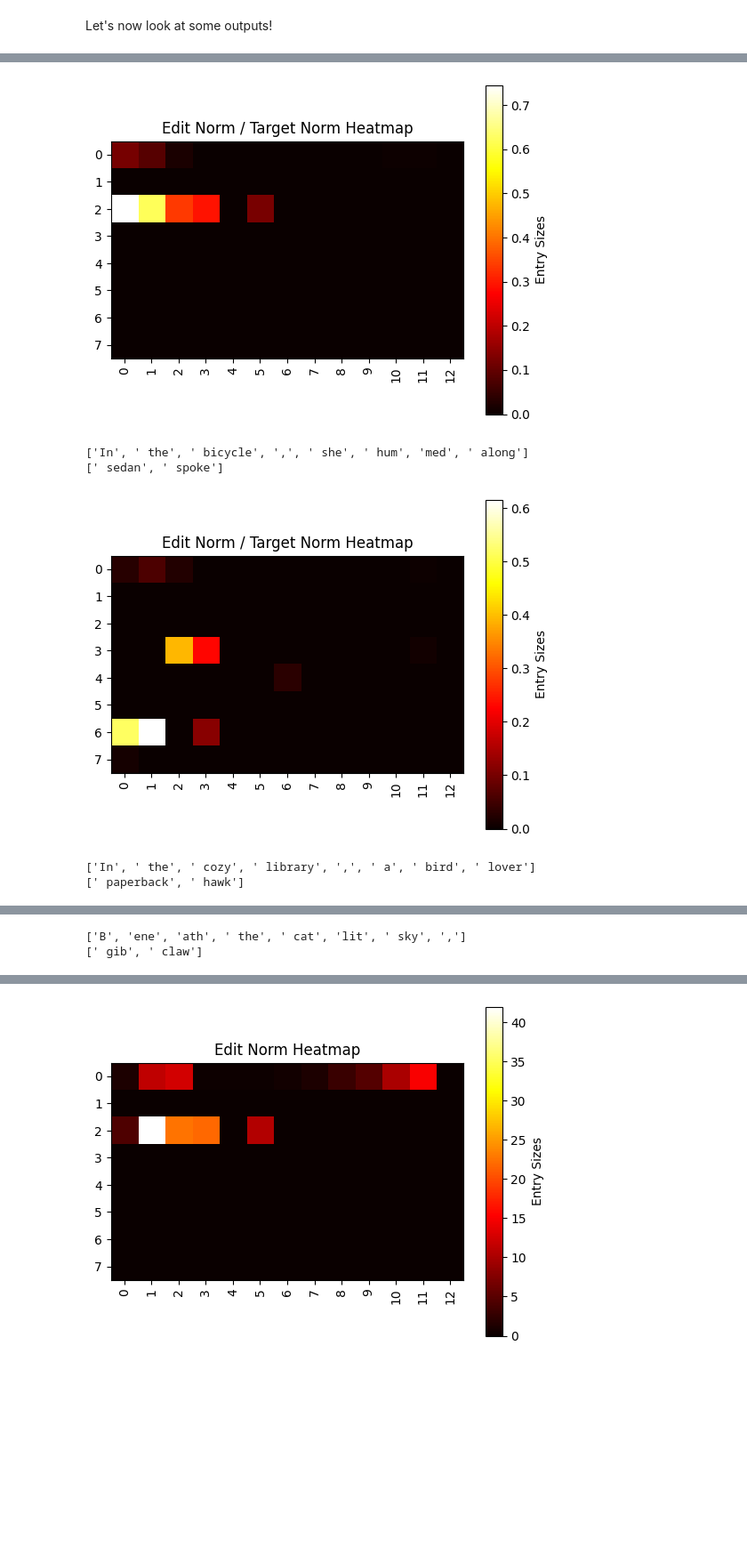
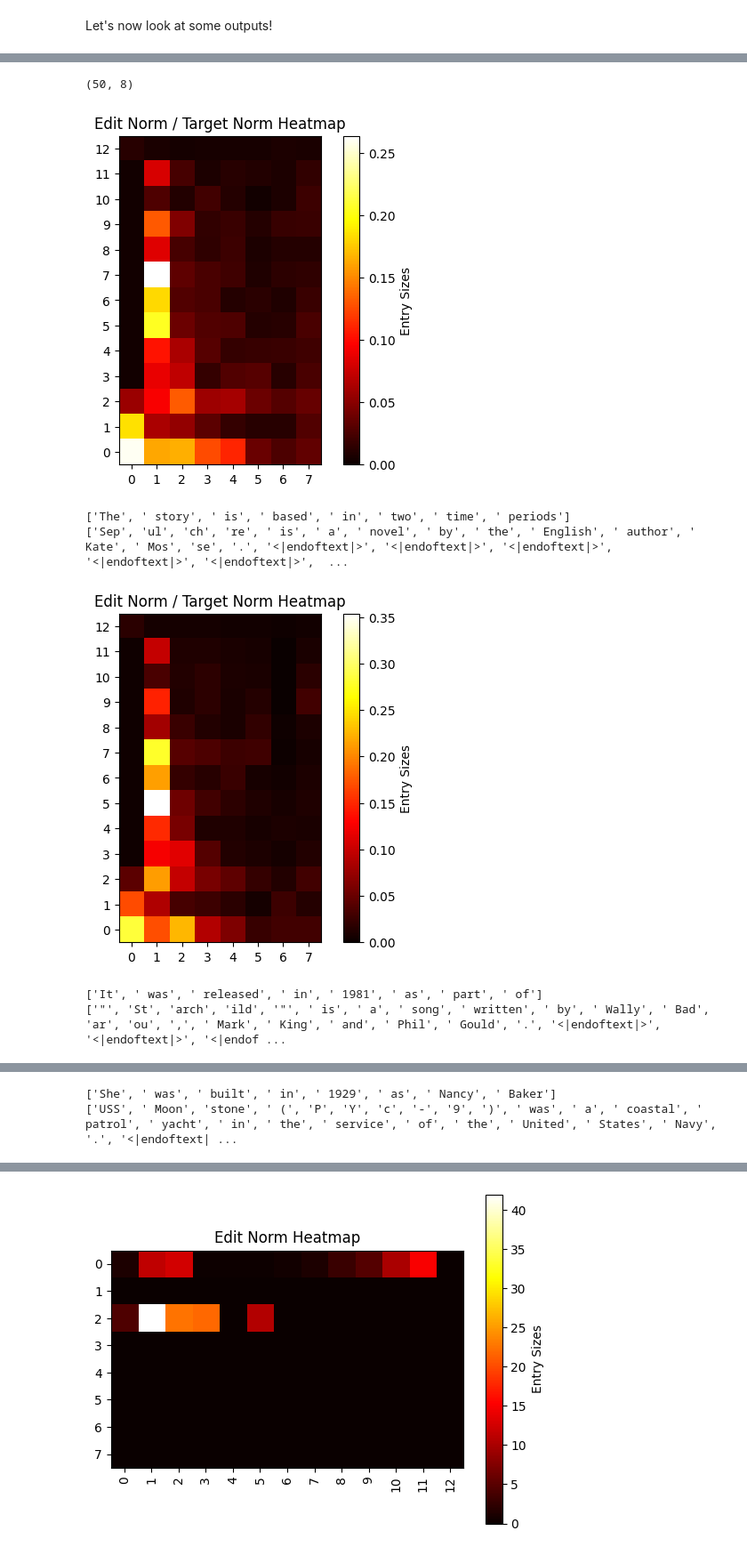
Before and after one commit to Confirm-Solutions/share, a Jupyter notebook: hypernetworks/editing_wikipedia_sentences.ipynb, the cells around one changed output, grey strips where cells are left out. Shown at 89% size. Saved outputs shown, nothing was run; the diff lists cells and outputs as text; code cells hidden in the pictures; blank space fills up the shorter version.

Commit message:
inspected a model!

```diff
--- a/hypernetworks/editing_wikipedia_sentences.ipynb
+++ b/hypernetworks/editing_wikipedia_sentences.ipynb
@@ -8,9 +10,9 @@ Then, we do our processing here
 # %%
-stopping_index=8 #4090 or A6000
+stopping_index=8
 num_editing_heads = 768*2 #more seems to be better for this #per sid's suggestion: can add more heads in every layer. This is probably a really great suggestion
 editor_channel_width = 768 * 2
 max_grad_clip = 4.0
-chop_layer = 6
+chop_layer = 8
 lr = 4e-4
 edit_dampening_factor=1e-4
 # %% [markdown]
@@ -1069,0 +1074,10 @@ Let's now look at some outputs!
+# %%
+hypernetwork = EditorHypernetwork(
+    edit_dampening_factor = edit_dampening_factor, #1/10000,
+    use_layerwise_embeddings=False,
+    num_editing_heads=num_editing_heads,
+    edit_channel_width=editor_channel_width,
+    chop_editor_at_layer=chop_layer, #currently set to 6 for current 8840.pt checkpoint
+)
+state_dict = torch.load("checkpoint_epoch_0_batch_8840.pt")
+hypernetwork.load_state_dict(state_dict)
@@ -1107,7 +1129,7 @@ temp2
 result= hypernetwork.forward(
     editor_input_ids=temp["tokenized_first_sentence"],
     target_input_ids=temp["tokenized_next_50_tokens"],
-    stop_editing_index=stop_editing_index,
+    stop_editing_index=stopping_index,
     output_target_hidden_states=True,
     output_edited_hidden_states=True,
     output_edit_vectors=True,
@@ -1121,3 +1143,9 @@ predicted_strings = [tokenizer.decode(pred) for pred in predicted_ids]
 #Compute the most likely tokens from running gpt2 on the target_input_ids
 gpt2_result = model(temp["tokenized_next_50_tokens"].cuda())
 gpt2_predicted_ids = [torch.argmax(pred, dim=-1) for pred in gpt2_result["logits"]]
+
+#add in also a gpt2 which has access to the first string
+gpt2_full_result = model(concat_and_pad(temp["tokenized_first_sentence"],temp["tokenized_next_50_tokens"]).cuda())
+gpt2_full_predicted_ids = [torch.argmax(pred, dim=-1) for pred in gpt2_full_result["logits"]]
+
+#Note: thee is a possible "cheating" thing here, but it's not really being "trained to cheat" per se
@@ -1189,3 +1203,7 @@ torch.Size([130, 32, 104])
+# %%
+edit_tensor_norm.shape
+# %% [output]
+(50, 8)
 # %%
 #This block calculates edit norm relative to the size of the current activations
 import matplotlib.pyplot as plt
@@ -1195,44 +1213,45 @@ for batch_index in range(min(20,len(batch["tokenized_next_50_tokens"]))):
     #The tensor norm comes in an 8x13 matrix
     edit_tensor = result["edit_vectors"][batch_index].to("cpu")
     edit_tensor[:8,:, :] = edit_tensor[:8,:,:]/result["target_hidden_states"][batch_index].norm(dim=2, keepdim=True) .to("cpu")
-    edit_tensor_norm = edit_tensor.norm(dim=2)
+    edit_tensor_norm = edit_tensor.norm(dim=2).flip(1)
 
     # is this any better??
     # attention_matrix = result['editor_attention'][batch_index].reshape(104).to("cpu").reshape(13,8).permute(1,0)
 
     # Detach and convert to numpy
     edit_tensor_norm = edit_tensor_norm.detach().numpy()[0:stopping_index, :]
 
     # Create the heatmap
     fig, ax = plt.subplots()
-    heatmap = ax.imshow(edit_tensor_norm, cmap="hot")
+    heatmap = ax.imshow(edit_tensor_norm.transpose(), cmap="hot")
 
     # Color the heatmap according to the entry sizes
     heatmap.set_clim(vmin=np.min(0), vmax=np.max(edit_tensor_norm))
     cbar = plt.colorbar(heatmap)
     cbar.set_label("Entry Sizes")
 
     # Add labels to the x and y axes
-    ax.set_xticks(np.arange(13))
-    ax.set_yticks(np.arange(8))
-    ax.set_xticklabels(np.arange(13))
-    ax.set_yticklabels(np.arange(8))
+    ax.set_yticks(np.arange(13))
+    ax.set_xticks(np.arange(8))
+    #ax.set_yticklabels(np.arange(13))
+    ax.set_yticklabels(np.arange(12,-1,-1))
+    ax.set_xticklabels(np.arange(8))
 
     # Rotate the x-axis labels
-    plt.xticks(rotation=90)
+    #plt.xticks(rotation=90)
 
     # Add a title
     plt.title("Edit Norm / Target Norm Heatmap")
 
     # Show the plot
     plt.show()
 
     print(tokenizer.batch_decode(batch["tokenized_next_50_tokens"][batch_index][0:8]))
     print(tokenizer.batch_decode(batch["tokenized_first_sentence"][batch_index]))
 # %% [output]
-[figure, old version]
+[figure, new version]
-['In', ' the', ' bicycle', ',', ' she', ' hum', 'med', ' along']
-[' sedan', ' spoke']
+['The', ' story', ' is', ' based', ' in', ' two', ' time', ' periods']
+['Sep', 'ul', 'ch', 're', ' is', ' a', ' novel', ' by', ' the', ' English', ' author', ' Kate', ' Mos', 'se', '.', '<|endoftext|>', '<|endoftext|>', '<|endoftext|>', '<|endoftext|>', '<|endoftext|>',  ...
-[figure, old version]
+[figure, new version]
-['In', ' the', ' cozy', ' library', ',', ' a', ' bird', ' lover']
-[' paperback', ' hawk']
+['It', ' was', ' released', ' in', ' 1981', ' as', ' part', ' of']
+['"', 'St', 'arch', 'ild', '"', ' is', ' a', ' song', ' written', ' by', ' Wally', ' Bad', 'ar', 'ou', ',', ' Mark', ' King', ' and', ' Phil', ' Gould', '.', '<|endoftext|>', '<|endoftext|>', '<|endof ...
@@ -1240,2 +1259,2 @@ for batch_index in range(min(20,len(batch["tokenized_next_50_tokens"]))):
-['B', 'ene', 'ath', ' the', ' cat', 'lit', ' sky', ',']
-[' gib', ' claw']
+['She', ' was', ' built', ' in', ' 1929', ' as', ' Nancy', ' Baker']
+['USS', ' Moon', 'stone', ' (', 'P', 'Y', 'c', '-', '9', ')', ' was', ' a', ' coastal', ' patrol', ' yacht', ' in', ' the', ' service', ' of', ' the', ' United', ' States', ' Navy', '.', '<|endoftext| ...
```
Also changed, not shown: parts of 20 cells of this notebook.
